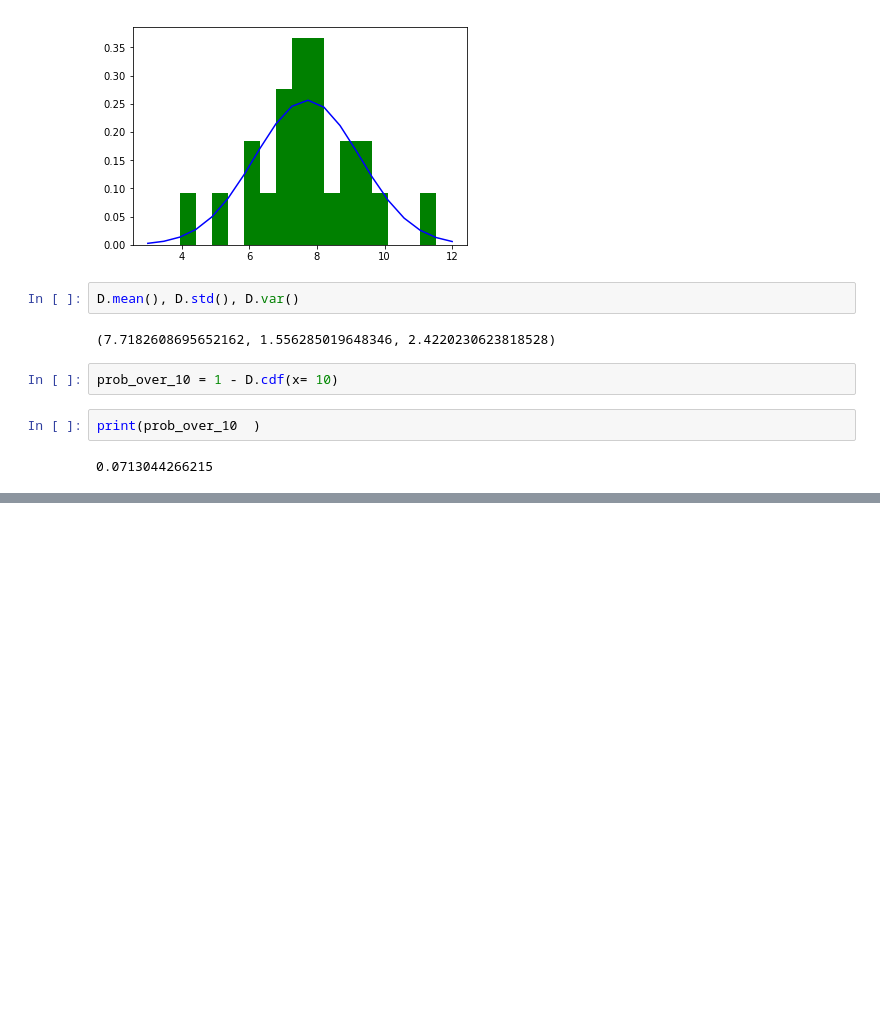
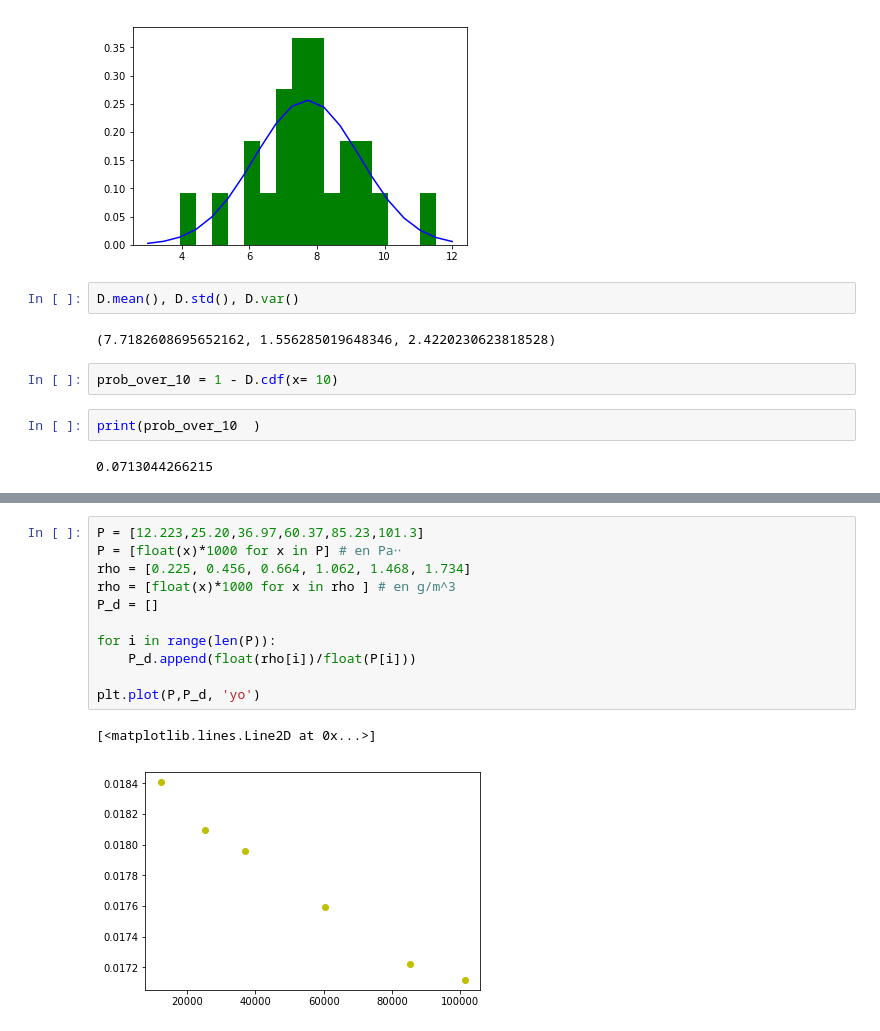
Before and after one commit to PythonUdeC/CPC19, a Jupyter notebook: 04-Scipy.ipynb, the cells around one changed output, grey strips where cells are left out. Drawn from its saved outputs; the diff is of its cells as text; blank space fills up the shorter version.

```diff
--- a/04-Scipy.ipynb
+++ b/04-Scipy.ipynb
@@ -661,0 +503,14 @@ print(prob_over_10  )
+# %%
+P = [12.223,25.20,36.97,60.37,85.23,101.3]
+P = [float(x)*1000 for x in P] # en Pa⋅⋅
+rho = [0.225, 0.456, 0.664, 1.062, 1.468, 1.734]
+rho = [float(x)*1000 for x in rho ] # en g/m^3
+P_d = []
+
+for i in range(len(P)):
+    P_d.append(float(rho[i])/float(P[i]))
+
+plt.plot(P,P_d, 'yo')
+# %% [output]
+[<matplotlib.lines.Line2D at 0x...>]
+[figure, added]
```
Also changed, not shown: parts of 45 cells of this notebook.
